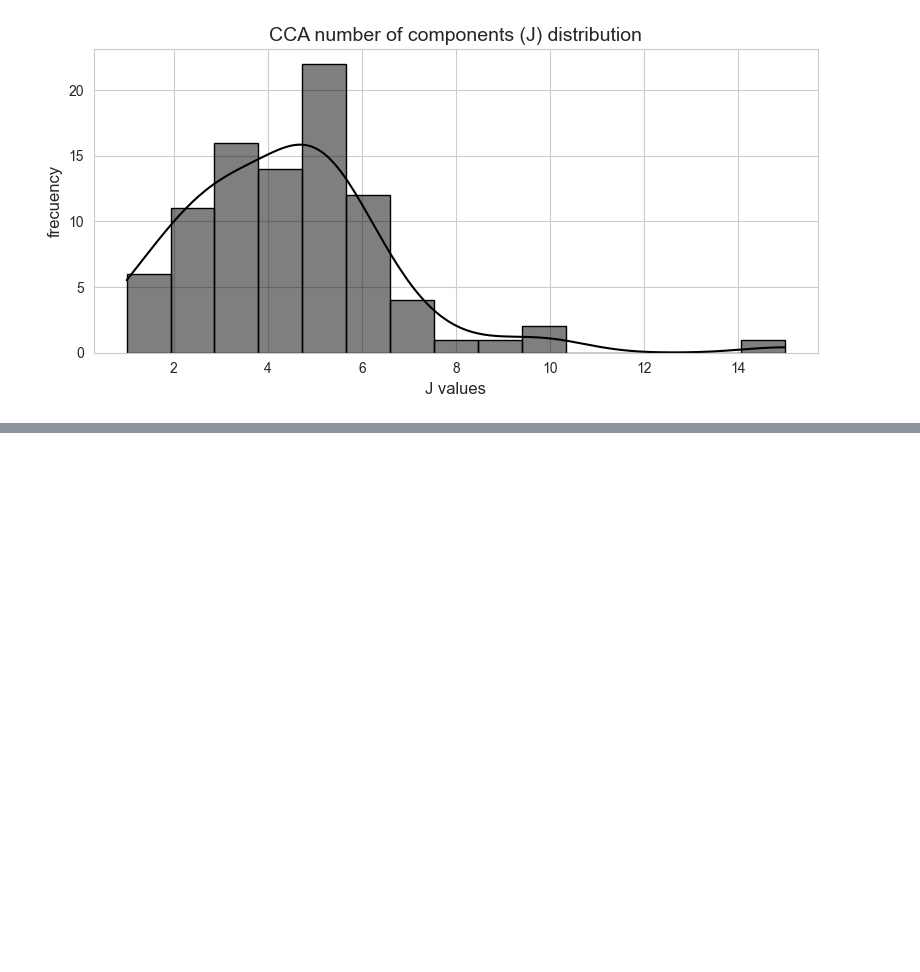
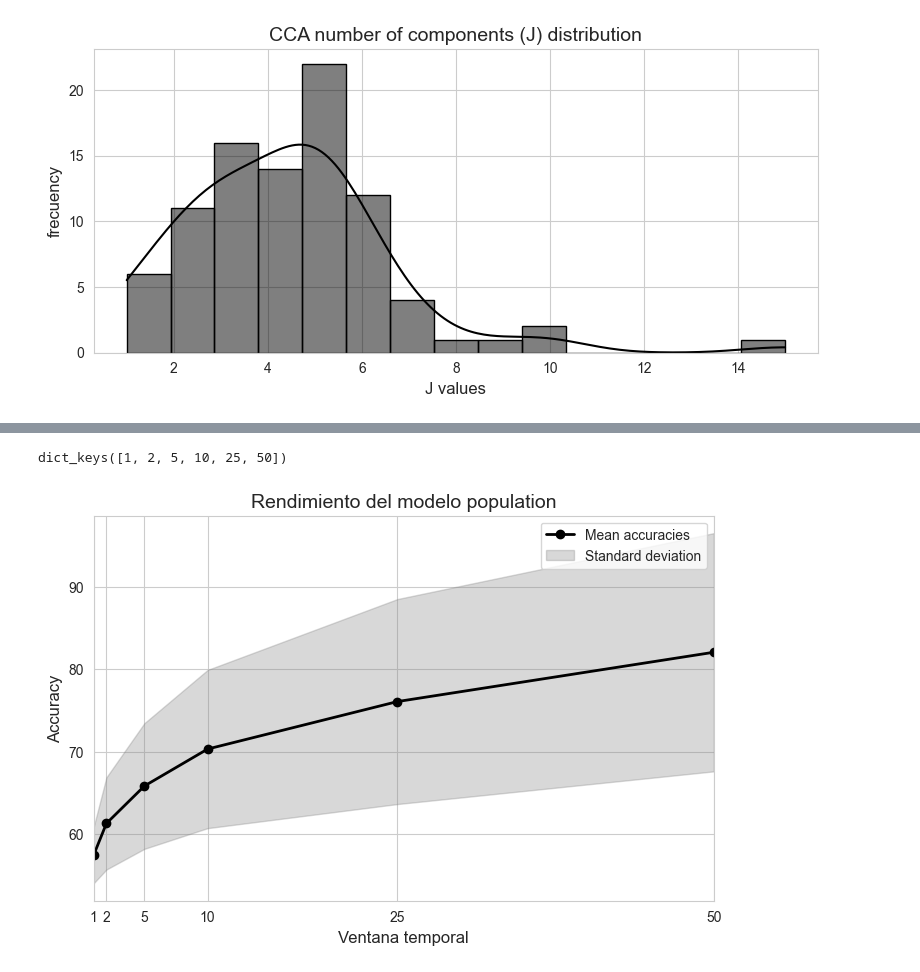
Before and after one commit to garcesote/deepAAD_project, a Jupyter notebook: notebooks/euroacustics.ipynb, the cells around one changed output, grey strips where cells are left out. Cells and saved outputs as stored; diff of their text form; code cells hidden in the pictures; blank space fills up the shorter version.

```diff
--- a/notebooks/euroacustics.ipynb
+++ b/notebooks/euroacustics.ipynb
@@ -320,0 +341,7 @@ plt.show()
+# %%
+# Check an example
+path = r'C:\Users\jaulab\Desktop\deepAAD_project\results\euroacustics\population\decode_accuracy\fulsang_data\CNN_batch=128_block=50_lr=2e-05_dr=0.2_post_stim=broad_shuffle\global_validation\mesd'
+# with open(path, 'r') as archivo:
+#     print(archivo)
+acc = json.load(open(path, 'rb'))
+acc
@@ -320,0 +394,39 @@ plt.show()
+# %%
+# Change the dictionary keys to represent the performance curve
+accuracies = {int(key[:-1]): value for key, value in accuracies.items()}
+# %%
+accuracies.keys()
+# %% [output]
+dict_keys([1, 2, 5, 10, 25, 50])
+# %%
+# Extraer claves y valores para la representación de la curva de rendimiento
+x_values = np.array(list(accuracies.keys()))  # Ventanas temporales
+means = np.array([np.mean(v) for v in accuracies.values()])  # Medias
+stds = np.array([np.std(v) for v in accuracies.values()])  # Desviaciones estándar
+# %%
+# Seleccionar el estilo
+sns.set_style('whitegrid')
+
+# Crear una figura
+plt.figure(figsize=(8,5))
+
+# Graficar la media con una línea sólida
+plt.plot(x_values, means, marker='o', linestyle='-', color='black', linewidth=2, label='Mean accuracies')
+
+# Agregar el área sombreada de la desviación estándar
+plt.fill_between(x_values, means - stds, means + stds, color='gray', alpha=0.3, label='Standard deviation')
+
+# Ajustes de ejes
+plt.xticks(x_values, x_values)  # Asegurar que se muestren todos los valores en x
+plt.xlabel("Ventana temporal", fontsize=12)
+plt.ylabel("Accuracy", fontsize=12)
+plt.xlim([1, 50])
+
+# Título y leyenda
+plt.title("Rendimiento del modelo population", fontsize=14)
+plt.legend()
+
+# Mostrar la gráfica
+plt.show()
+# %% [output]
+[figure, added]
```
Also changed, not shown: parts of 10 cells of this notebook, 2 other files.
